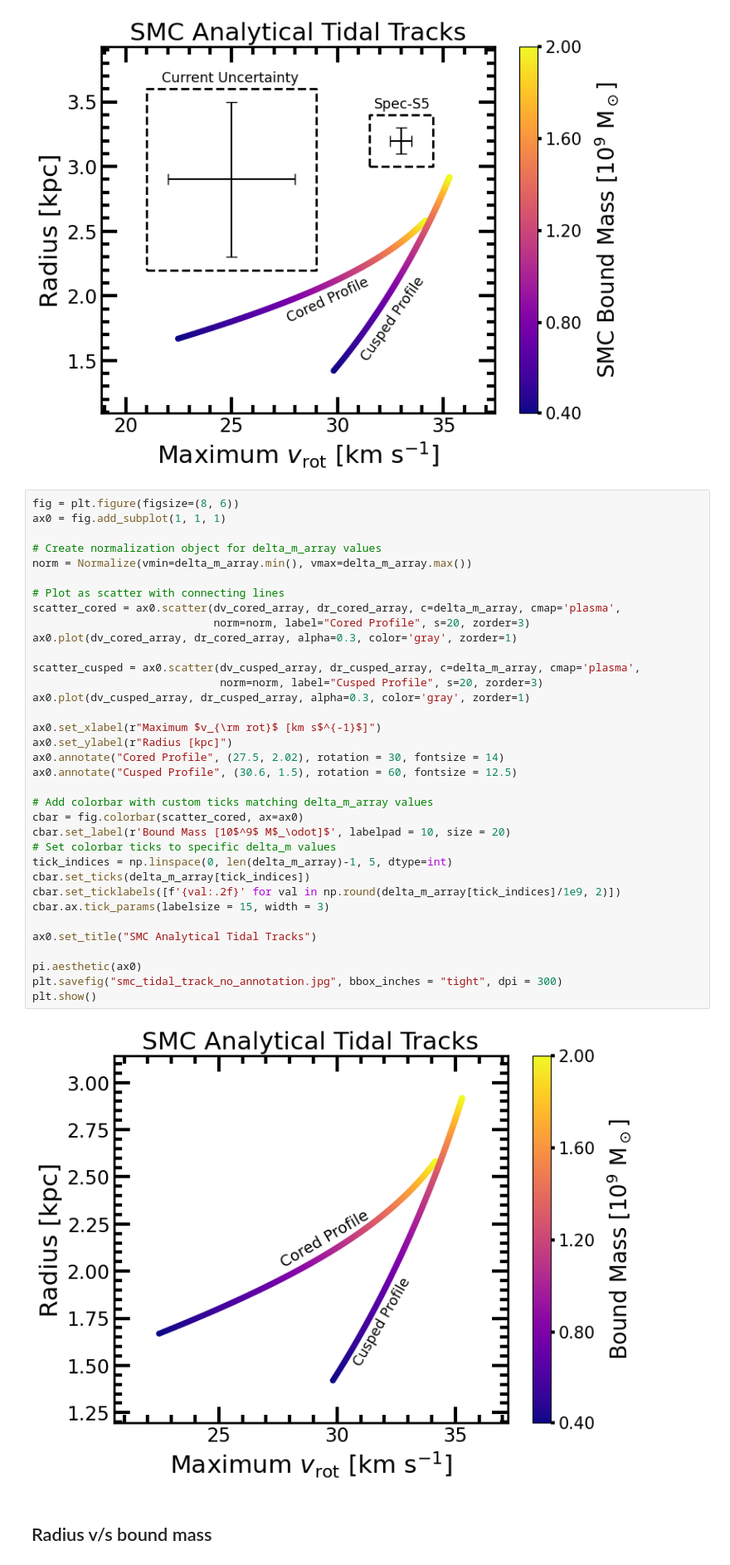
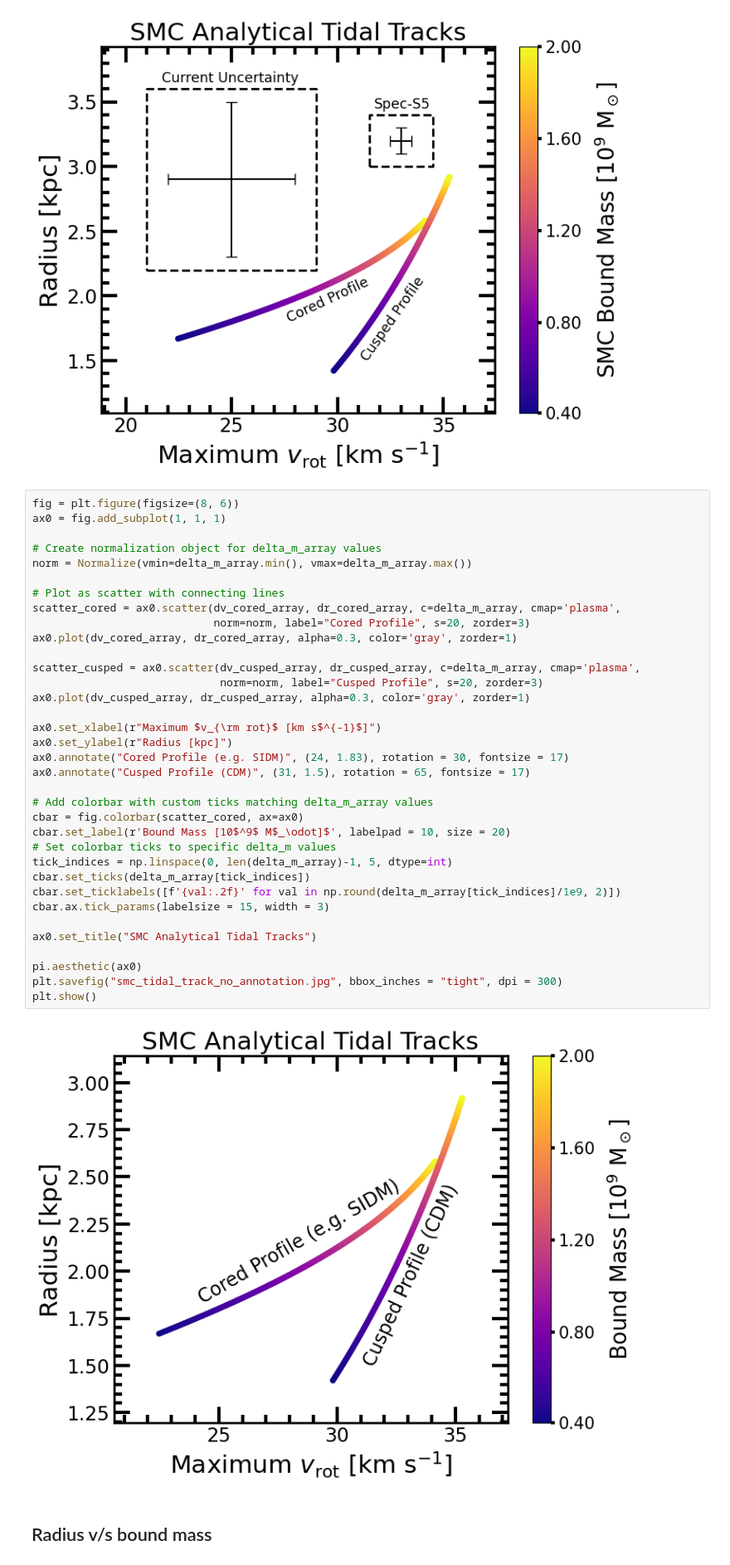
Before and after one commit to spec-s5/dark-matter-paper, a Jupyter notebook: nearfield/SMC_disruption/smc_dm_profile_evolution.ipynb, the cells around one changed output. Shown at 83% size. Saved outputs shown, nothing was run; the diff lists cells and outputs as text.

Commit message:
fontsize increase

```diff
--- a/nearfield/SMC_disruption/smc_dm_profile_evolution.ipynb
+++ b/nearfield/SMC_disruption/smc_dm_profile_evolution.ipynb
@@ -105,36 +105,36 @@ ax0 = fig.add_subplot(1, 1, 1)
 # Create normalization object for delta_m_array values
 norm = Normalize(vmin=delta_m_array.min(), vmax=delta_m_array.max())
 
 # Plot as scatter with connecting lines
 scatter_cored = ax0.scatter(dv_cored_array, dr_cored_array, c=delta_m_array, cmap='plasma',
                             norm=norm, label="Cored Profile", s=20, zorder=3)
 ax0.plot(dv_cored_array, dr_cored_array, alpha=0.3, color='gray', zorder=1)
 
 scatter_cusped = ax0.scatter(dv_cusped_array, dr_cusped_array, c=delta_m_array, cmap='plasma',
                              norm=norm, label="Cusped Profile", s=20, zorder=3)
 ax0.plot(dv_cusped_array, dr_cusped_array, alpha=0.3, color='gray', zorder=1)
 
 ax0.set_xlabel(r"Maximum $v_{\rm rot}$ [km s$^{-1}$]")
 ax0.set_ylabel(r"Radius [kpc]")
-ax0.annotate("Cored Profile", (27.5, 2.02), rotation = 30, fontsize = 14)
-ax0.annotate("Cusped Profile", (30.6, 1.5), rotation = 60, fontsize = 12.5)
+ax0.annotate("Cored Profile (e.g. SIDM)", (24, 1.83), rotation = 30, fontsize = 17)
+ax0.annotate("Cusped Profile (CDM)", (31, 1.5), rotation = 65, fontsize = 17)
 
 # Add colorbar with custom ticks matching delta_m_array values
 cbar = fig.colorbar(scatter_cored, ax=ax0)
 cbar.set_label(r'Bound Mass [10$^9$ M$_\odot]$', labelpad = 10, size = 20)
 # Set colorbar ticks to specific delta_m values
 tick_indices = np.linspace(0, len(delta_m_array)-1, 5, dtype=int)
 cbar.set_ticks(delta_m_array[tick_indices])
 cbar.set_ticklabels([f'{val:.2f}' for val in np.round(delta_m_array[tick_indices]/1e9, 2)])
 cbar.ax.tick_params(labelsize = 15, width = 3)
 
 ax0.set_title("SMC Analytical Tidal Tracks")
 
 pi.aesthetic(ax0)
 plt.savefig("smc_tidal_track_no_annotation.jpg", bbox_inches = "tight", dpi = 300)
 plt.show()
 # %% [output]
-[figure, old version]
+[figure, new version]
 # %% [markdown]
 ## Radius v/s bound mass
 # %%
```
Also changed, not shown: 1 other file.
